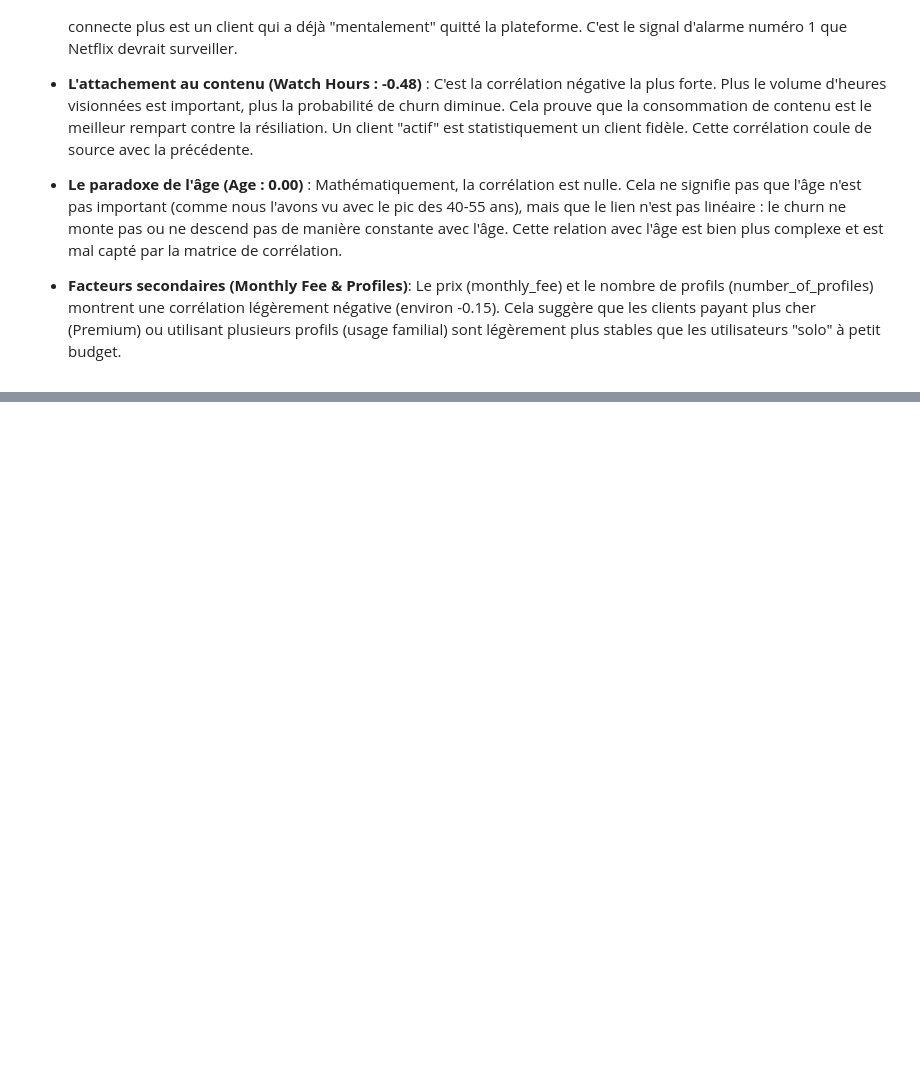
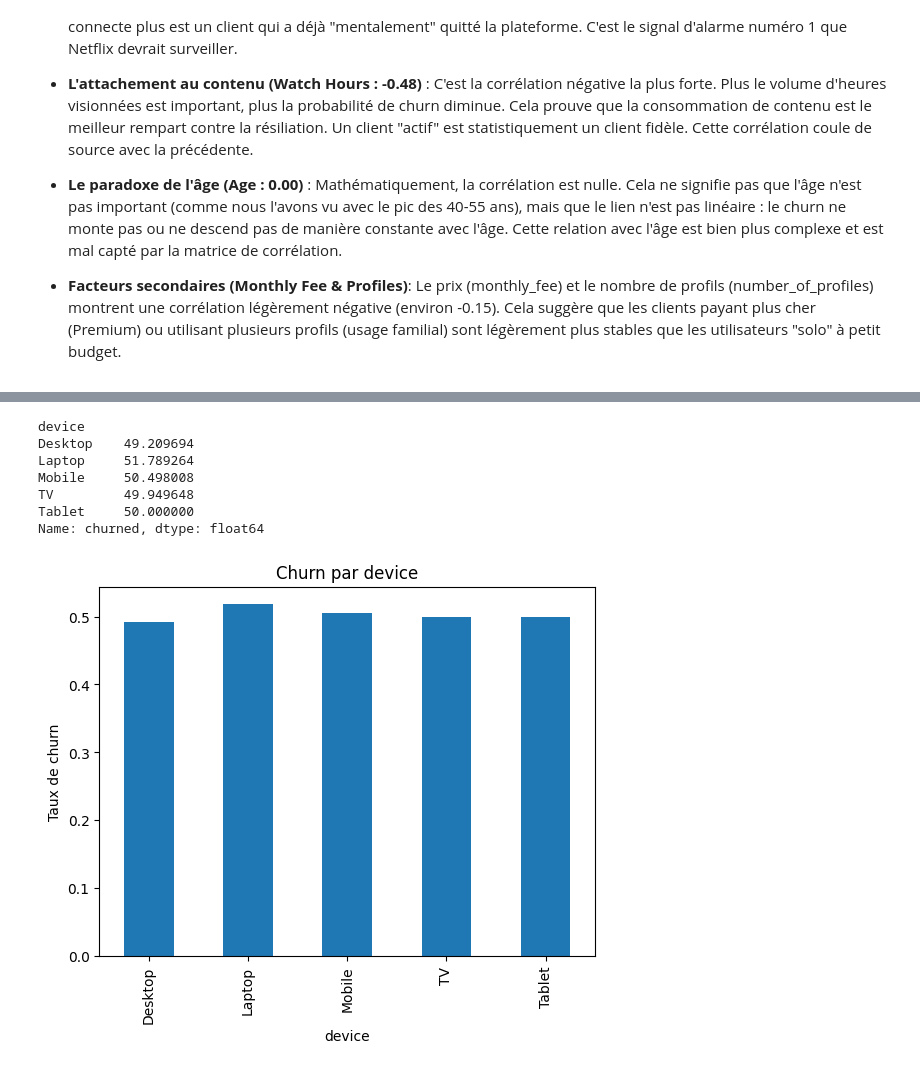
Before and after one commit to nguangadonel-hue/Data-Mining-Projet, a Jupyter notebook: churn_netflix_py.ipynb, the cells around one changed output, grey strips where cells are left out. Saved outputs shown, nothing was run; the diff lists cells and outputs as text; code cells hidden in the pictures; blank space fills up the shorter version.

```diff
--- a/churn_netflix_py.ipynb
+++ b/churn_netflix_py.ipynb
@@ -100,0 +149,16 @@ La matrice de corrélation permet d'isoler mathématiquement les facteurs qui in
+# %%
+print(df.groupby('device')['churned'].mean() * 100)
+
+df.groupby('device')['churned'].mean().plot(kind='bar')
+plt.title("Churn par device")
+plt.ylabel("Taux de churn")
+plt.show()
+# %% [output]
+device
+Desktop    49.209694
+Laptop     51.789264
+Mobile     50.498008
+TV         49.949648
+Tablet     50.000000
+Name: churned, dtype: float64
+[figure, added]
```
Also changed, not shown: parts of 6 cells of this notebook.
